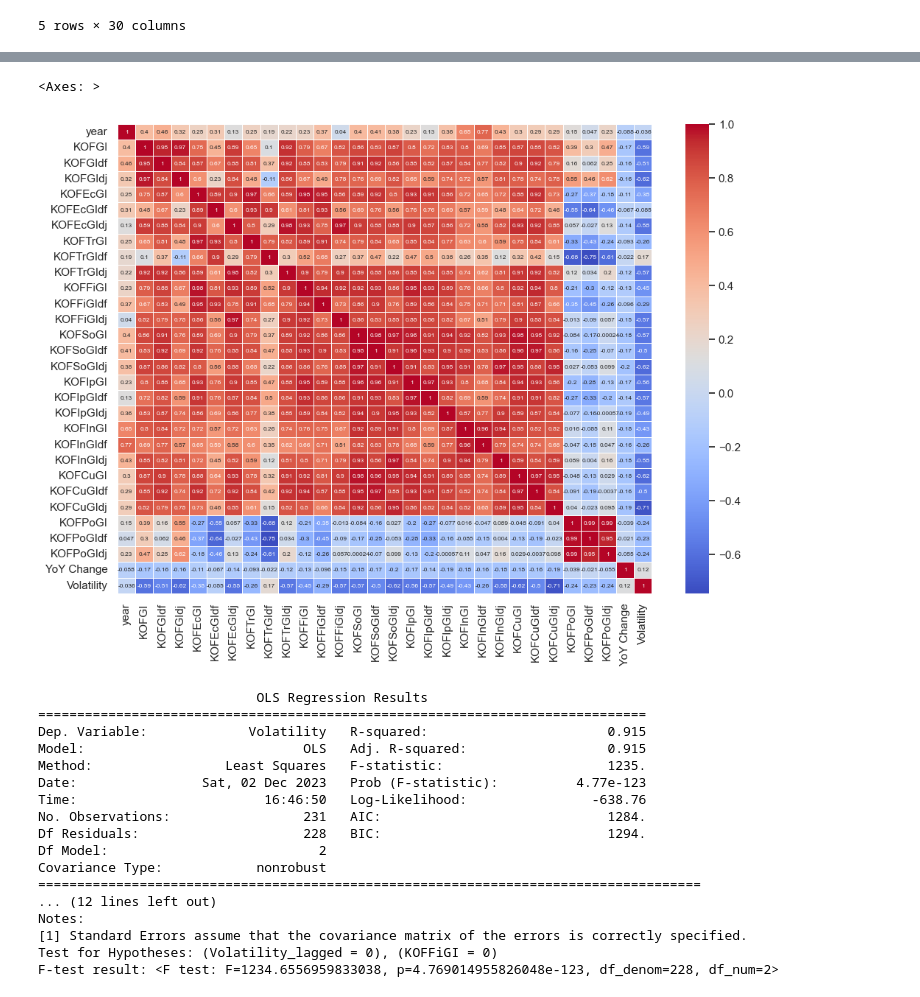
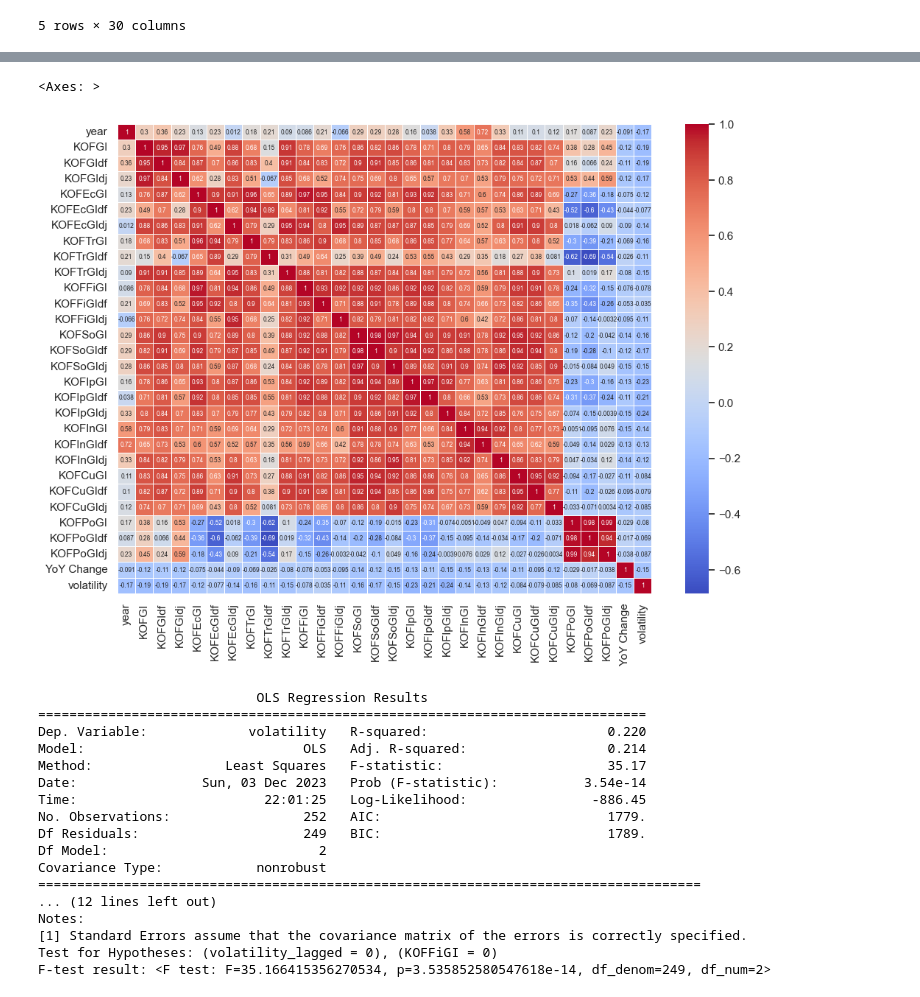
Before and after one commit to andrewbapham/Globalization-Index-Analysis, a Jupyter notebook: Data_Exploration.ipynb, the cells around one changed output, grey strips where cells are left out. Drawn from its saved outputs; the diff is of its cells as text; code cells hidden in the pictures.

```diff
--- a/Data_Exploration.ipynb
+++ b/Data_Exploration.ipynb
@@ -3,7 +3,7 @@ import pandas as pd
 import altair as alt
 import numpy as np
 # %%
-kof_new_df = pd.read_csv('Datasets/KOF_clean.csv')
+kof_df = pd.read_csv('Datasets/KOF_clean.csv')
 kof_df.head()
 # %% [output]
 |  | code | country | year | KOFGI | KOFGIdf | KOFGIdj | KOFEcGI | KOFEcGIdf | KOFEcGIdj | KOFTrGI | ... | ... |
@@ -14,15 +14,16 @@ kof_df.head()
 | 4 | BRA | Brazil | 1994 | 48.0 | 45.0 | 50.0 | 29.0 | 25.0 | 33.0 | 29.0 | ... | ... |
 5 rows × 30 columns
 # %%
-new_dfset_list = ['BOVESPA-BRA-Clean', 'CAC40-FRA-Clean', 'DAX30-DEU-Clean', 'HangSeng-HKG-Clean', 'Nikkei225-JPN-Clean', 'Shanghai-CHN-Clean', 'Nifty50-IND-Clean', 'S&P500-USA-Clean']
+dataset_list = ['BOVESPA-BRA-Clean', 'CAC40-FRA-Clean', 'DAX30-DEU-Clean', 'HangSeng-HKG-Clean',
+    'Nikkei225-JPN-Clean', 'Shanghai-CHN-Clean', 'Nifty50-IND-Clean', 'S&P500-USA-Clean',
+    'NASI-KEN-Clean', 'MASI-MAR-Clean', 'FTSE_JSE-ZAF-Clean']
 
 sp_df = pd.read_csv('Datasets/S&P500-USA-Clean.csv')
 countries_df = pd.DataFrame(columns=['year', 'YoY Change', 'code'])
-for new_dfset in new_dfset_list:
-    df = pd.read_csv('./Datasets/' + new_dfset + '.csv')
+for df_name in dataset_list:
+    df = pd.read_csv('./Datasets/' + df_name + '.csv')
     countries_df = pd.concat([countries_df, df])
 
-countries_df = pd.concat([countries_df, sp_df])
 kof_df = kof_df.merge(countries_df, on=['year', 'code'])
 # %%
 alt.Chart(kof_df).mark_point().encode(
@@ -98,17 +54,17 @@ Name: KOFFiGI, Length: 264, dtype: float64
 # %%
 import seaborn as sns
 sns.set(rc={'figure.figsize':(11.7,8.27)})
-corr = new_df.drop(['country', 'code'], axis=1).corr()
+corr = kof_df.drop(['country', 'code'], axis=1).corr()
 sns.heatmap(corr,
             xticklabels=corr.columns.values,
             yticklabels=corr.columns.values,
             cmap='coolwarm',
             annot=True,
             linewidths=.5,
             annot_kws={"size": 6})
 # %% [output]
 <Axes: >
-[figure, old version]
+[figure, new version]
 # %%
 import pandas as pd
 import statsmodels.api as sm
@@ -116,16 +72,16 @@ import statsmodels.api as sm
 # Assuming df is your DataFrame and it's already been loaded
 
 # Create the lagged Volatility variable
-new_df['Volatility_lagged'] = new_df.groupby('code')['Volatility'].shift(1)
+kof_df['volatility_lagged'] = kof_df.groupby('code')['volatility'].shift(1)
 
 # Drop the rows with missing values after shifting
-new_df = new_df.dropna(subset=['Volatility_lagged'])
+kof_df = kof_df.dropna(subset=['volatility_lagged'])
 # Define the independent variables and add a constant term
-X = new_df[['Volatility_lagged', 'KOFFiGI']]
+X = kof_df[['volatility_lagged', 'KOFFiGI']]
 X = sm.add_constant(X)
 
 # Define the dependent variable
-y = new_df['Volatility']
+y = kof_df['volatility']
 
 # Fit the regression model
 model = sm.OLS(y, X).fit()
@@ -137,7 +93,7 @@ print(model_summary)
 
 # Perform hypothesis testing
 # Test if the coefficients of Volatility_lagged and KOFFiGI are jointly significantly different from zero
-hypotheses = '(Volatility_lagged = 0), (KOFFiGI = 0)'
+hypotheses = '(volatility_lagged = 0), (KOFFiGI = 0)'
 f_test_result = model.f_test(hypotheses)
 
 # Print the F-test result
@@ -146,18 +102,18 @@ print(f'F-test result: {f_test_result}')
 # %% [output]
                             OLS Regression Results
 ==============================================================================
-Dep. Variable:             Volatility   R-squared:                       0.915
-Model:                            OLS   Adj. R-squared:                  0.915
-Method:                 Least Squares   F-statistic:                     1235.
-Date:                Sat, 02 Dec 2023   Prob (F-statistic):          4.77e-123
-Time:                        16:46:50   Log-Likelihood:                -638.76
-No. Observations:                 231   AIC:                             1284.
-Df Residuals:                     228   BIC:                             1294.
+Dep. Variable:             volatility   R-squared:                       0.220
+Model:                            OLS   Adj. R-squared:                  0.214
+Method:                 Least Squares   F-statistic:                     35.17
+Date:                Sun, 03 Dec 2023   Prob (F-statistic):           3.54e-14
+Time:                        22:01:25   Log-Likelihood:                -886.45
+No. Observations:                 252   AIC:                             1779.
+Df Residuals:                     249   BIC:                             1789.
 Df Model:                           2
 Covariance Type:            nonrobust
 =====================================================================================
 ... (12 lines left out)
 Notes:
 [1] Standard Errors assume that the covariance matrix of the errors is correctly specified.
-Test for Hypotheses: (Volatility_lagged = 0), (KOFFiGI = 0)
-F-test result: <F test: F=1234.6556959833038, p=4.769014955826048e-123, df_denom=228, df_num=2>
+Test for Hypotheses: (volatility_lagged = 0), (KOFFiGI = 0)
+F-test result: <F test: F=35.166415356270534, p=3.535852580547618e-14, df_denom=249, df_num=2>
```
Also changed, not shown: parts of 5 cells of this notebook, 18 other files.
